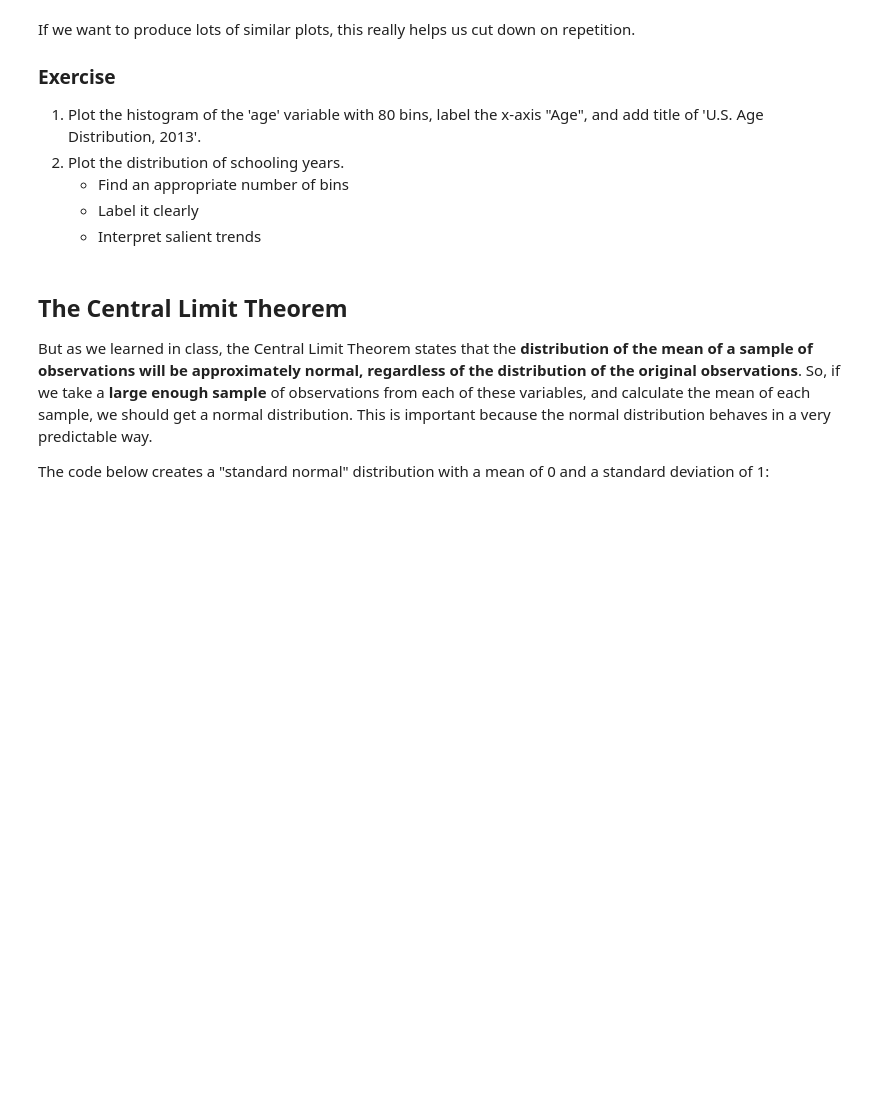
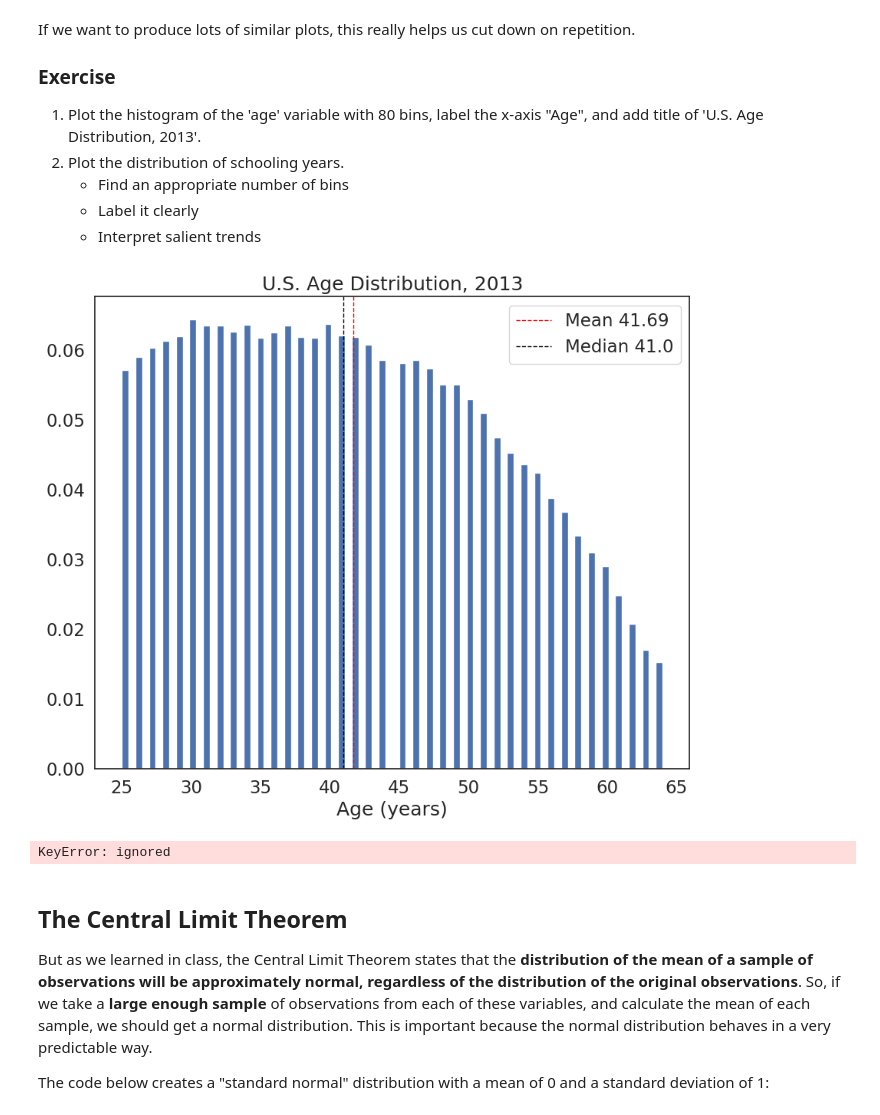
Before and after one commit to lazysheephaha/qm2, a Jupyter notebook: notebooks/W05. Distributions and Basic Statistics.ipynb, the cells around one changed output. Cells and saved outputs as stored; diff of their text form; code cells hidden in the pictures; blank space fills up the shorter version.

```diff
--- a/notebooks/W05. Distributions and Basic Statistics.ipynb
+++ b/notebooks/W05. Distributions and Basic Statistics.ipynb
@@ -315,6 +321,14 @@ If we want to produce lots of similar plots, this really helps us cut down on re
     * Find an appropriate number of bins
     * Label it clearly
     * Interpret salient trends
+# %%
+plot_histogram(variable = df['age'], bin_number = 80, xlab = 'Age (years)', title = 'U.S. Age Distribution, 2013')
+# %% [output]
+[figure, added]
+# %%
+plot_histogram(variable = df['schooling years'], bin_number = 5, xlab = 'Schooling years (years)', title = 'U.S. Schooling years Distribution, 2013')
+# %% [output]
+KeyError: ignored
 # %% [markdown]
 ## The Central Limit Theorem
 
```
Also changed, not shown: parts of 12 cells of this notebook.
